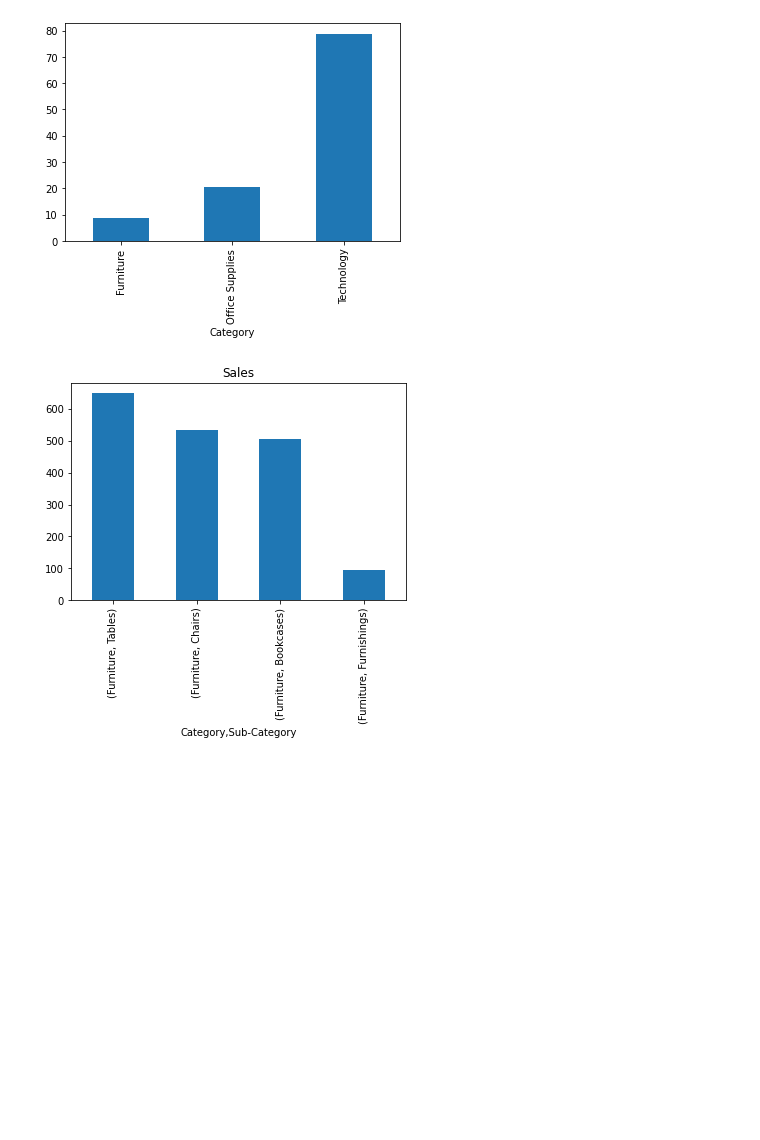
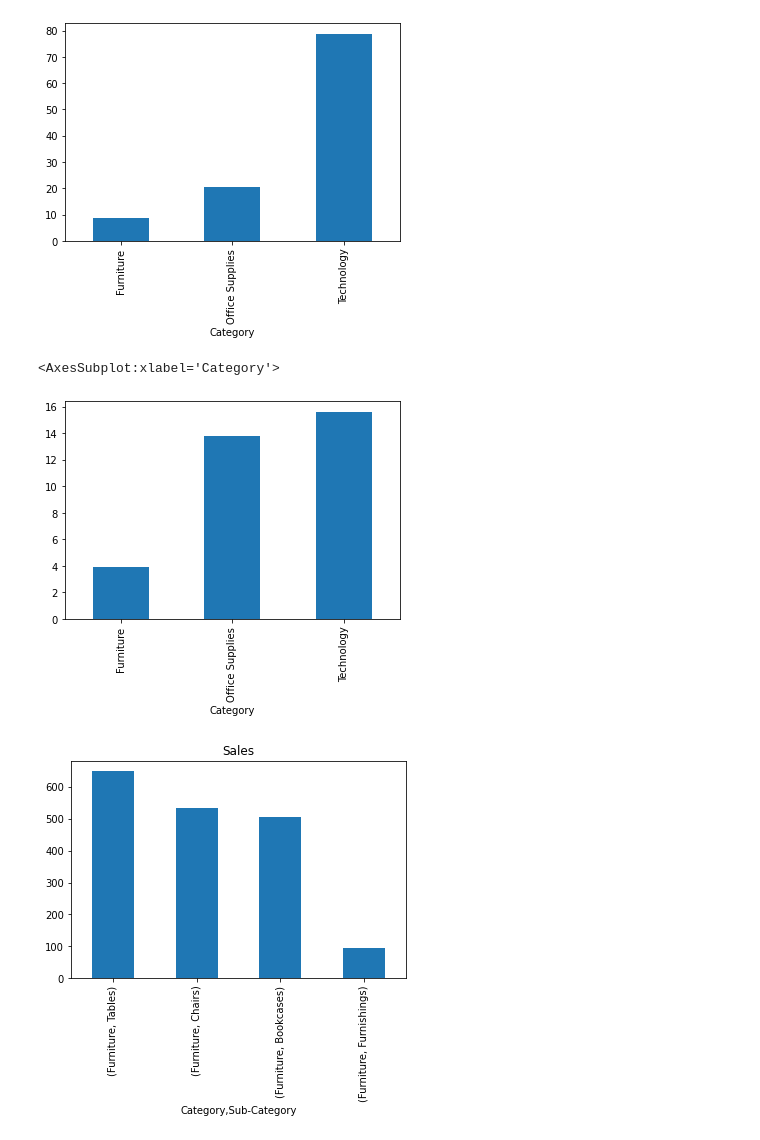
Before and after one commit to zeeshanhaider743/Customer-Segmentation, a Jupyter notebook: EDA customer Segmentation.ipynb, the cells around one changed output. Drawn from its saved outputs; the diff is of its cells as text; code cells hidden in the pictures; blank space fills up the shorter version.

```diff
--- a/EDA customer Segmentation.ipynb
+++ b/EDA customer Segmentation.ipynb
@@ -117,6 +124,11 @@ df.groupby('Category')['Profit'].mean().plot(kind = 'bar')
 # %% [output]
 <AxesSubplot:xlabel='Category'>
 [figure]
+# %%
+df.groupby('Category')['Profit Percentage'].mean().plot(kind = 'bar')
+# %% [output]
+<AxesSubplot:xlabel='Category'>
+[figure, added]
 # %%
 def func():
     for c in df['Category'].unique():
```
Also changed, not shown: parts of 14 cells of this notebook.
